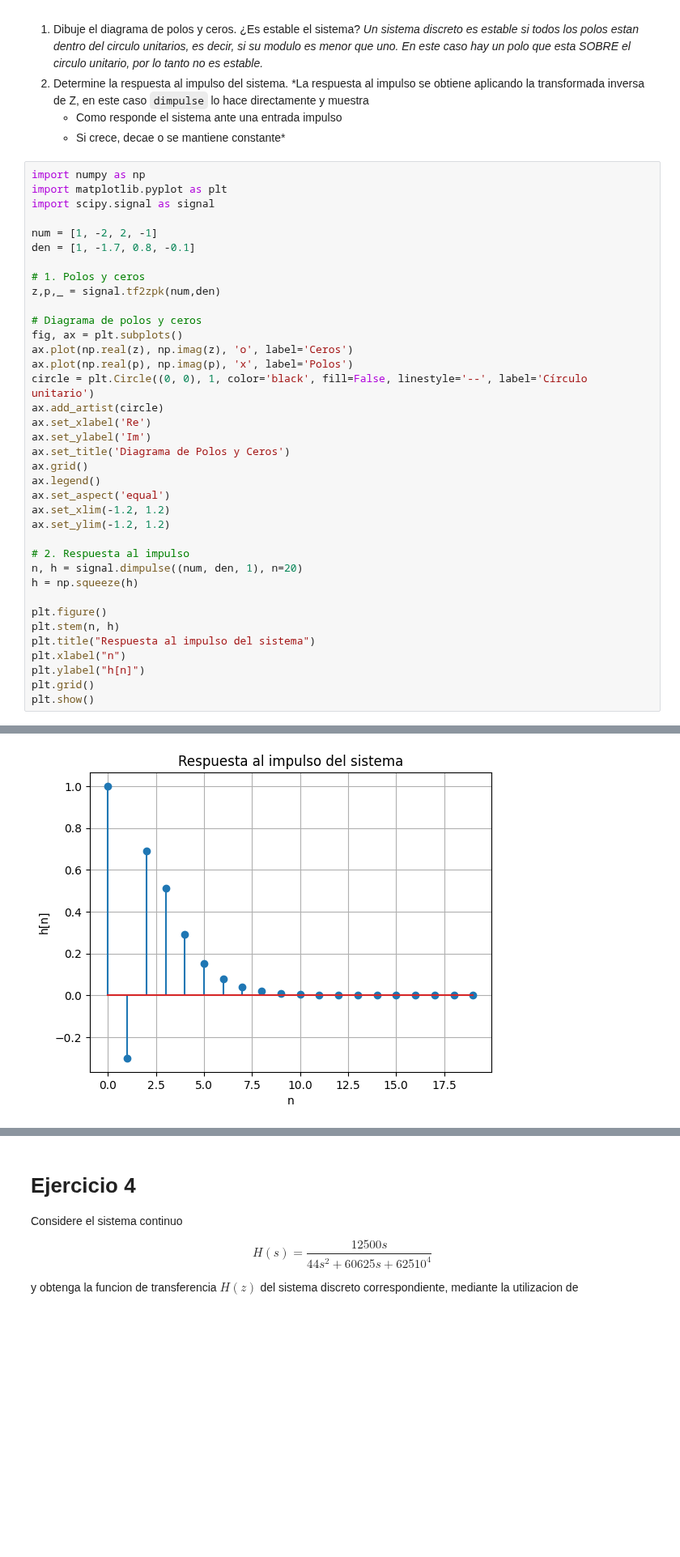
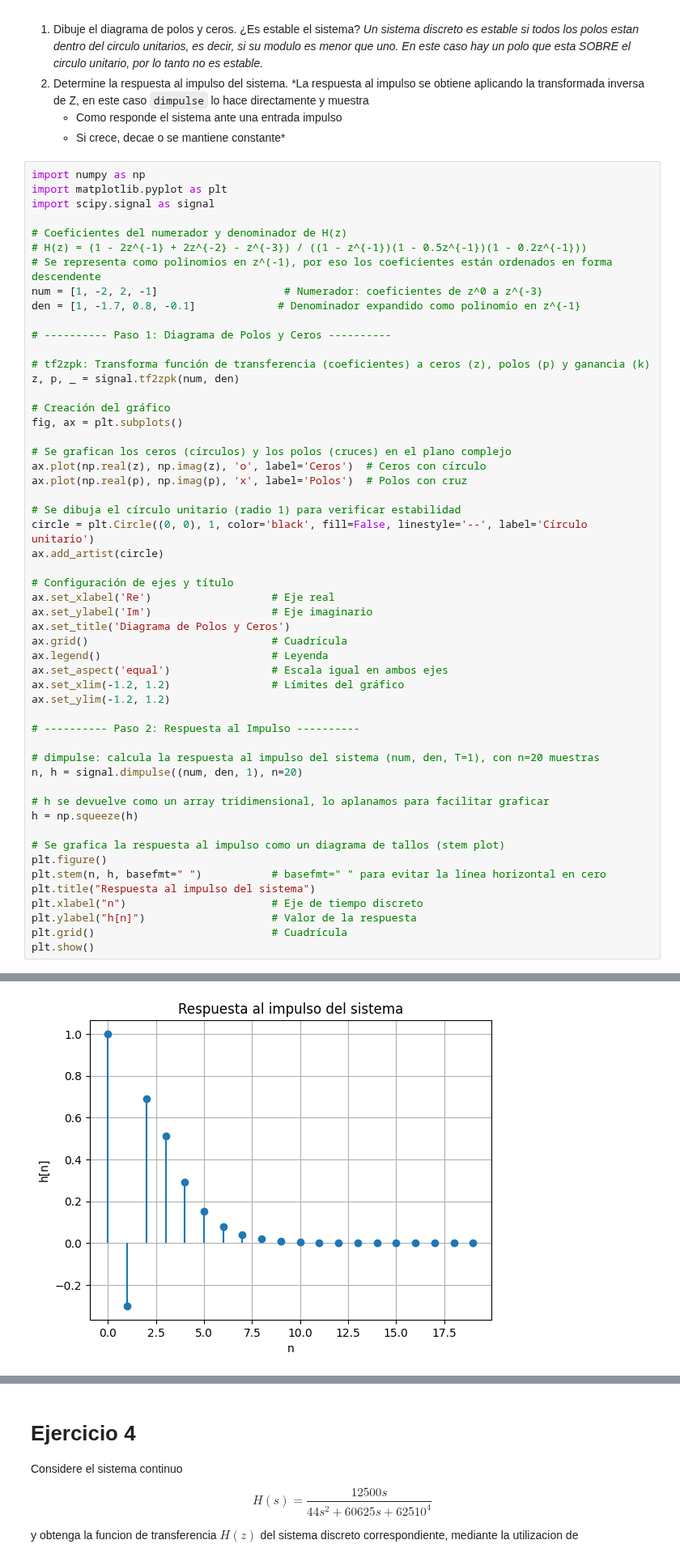
Before and after one commit to lucasgarcia2297/PDS, a Jupyter notebook: Guia5/Guia5.ipynb, the cells around one changed output, grey strips where cells are left out. Shown at 81% size. Cells and saved outputs as stored; diff of their text form; blank space fills up the shorter version.

```diff
--- a/Guia5/Guia5.ipynb
+++ b/Guia5/Guia5.ipynb
@@ -179,40 +190,56 @@ $$ H(z) = \frac{1 - 2z^{-1} + 2z^{-2} - z^{-3}}{(1-z^{-1})(1-0.5z^{-1})(1-0.2z^{
 # %%
 import numpy as np
 import matplotlib.pyplot as plt
 import scipy.signal as signal
 
-num = [1, -2, 2, -1]
-den = [1, -1.7, 0.8, -0.1]
+# Coeficientes del numerador y denominador de H(z)
+# H(z) = (1 - 2z^{-1} + 2z^{-2} - z^{-3}) / ((1 - z^{-1})(1 - 0.5z^{-1})(1 - 0.2z^{-1}))
+# Se representa como polinomios en z^(-1), por eso los coeficientes están ordenados en forma descendente
+num = [1, -2, 2, -1]                    # Numerador: coeficientes de z^0 a z^{-3}
+den = [1, -1.7, 0.8, -0.1]             # Denominador expandido como polinomio en z^{-1}
 
-# 1. Polos y ceros
-z,p,_ = signal.tf2zpk(num,den)
+# ---------- Paso 1: Diagrama de Polos y Ceros ----------
 
-# Diagrama de polos y ceros
+# tf2zpk: Transforma función de transferencia (coeficientes) a ceros (z), polos (p) y ganancia (k)
+z, p, _ = signal.tf2zpk(num, den)
+
+# Creación del gráfico
 fig, ax = plt.subplots()
-ax.plot(np.real(z), np.imag(z), 'o', label='Ceros')
-ax.plot(np.real(p), np.imag(p), 'x', label='Polos')
+
+# Se grafican los ceros (círculos) y los polos (cruces) en el plano complejo
+ax.plot(np.real(z), np.imag(z), 'o', label='Ceros')  # Ceros con círculo
+ax.plot(np.real(p), np.imag(p), 'x', label='Polos')  # Polos con cruz
+
+# Se dibuja el círculo unitario (radio 1) para verificar estabilidad
 circle = plt.Circle((0, 0), 1, color='black', fill=False, linestyle='--', label='Círculo unitario')
 ax.add_artist(circle)
-ax.set_xlabel('Re')
-ax.set_ylabel('Im')
+
+# Configuración de ejes y título
+ax.set_xlabel('Re')                   # Eje real
+ax.set_ylabel('Im')                   # Eje imaginario
 ax.set_title('Diagrama de Polos y Ceros')
-ax.grid()
-ax.legend()
-ax.set_aspect('equal')
-ax.set_xlim(-1.2, 1.2)
+ax.grid()                             # Cuadrícula
+ax.legend()                           # Leyenda
+ax.set_aspect('equal')                # Escala igual en ambos ejes
+ax.set_xlim(-1.2, 1.2)                # Límites del gráfico
 ax.set_ylim(-1.2, 1.2)
 
-# 2. Respuesta al impulso
+# ---------- Paso 2: Respuesta al Impulso ----------
+
+# dimpulse: calcula la respuesta al impulso del sistema (num, den, T=1), con n=20 muestras
 n, h = signal.dimpulse((num, den, 1), n=20)
+
+# h se devuelve como un array tridimensional, lo aplanamos para facilitar graficar
 h = np.squeeze(h)
 
+# Se grafica la respuesta al impulso como un diagrama de tallos (stem plot)
 plt.figure()
-plt.stem(n, h)
+plt.stem(n, h, basefmt=" ")           # basefmt=" " para evitar la línea horizontal en cero
 plt.title("Respuesta al impulso del sistema")
-plt.xlabel("n")
-plt.ylabel("h[n]")
-plt.grid()
+plt.xlabel("n")                       # Eje de tiempo discreto
+plt.ylabel("h[n]")                    # Valor de la respuesta
+plt.grid()                            # Cuadrícula
 plt.show()
 # %% [output]
 [figure]
-[figure, old version]
+[figure, new version]
```
Also changed, not shown: parts of 6 cells of this notebook.
